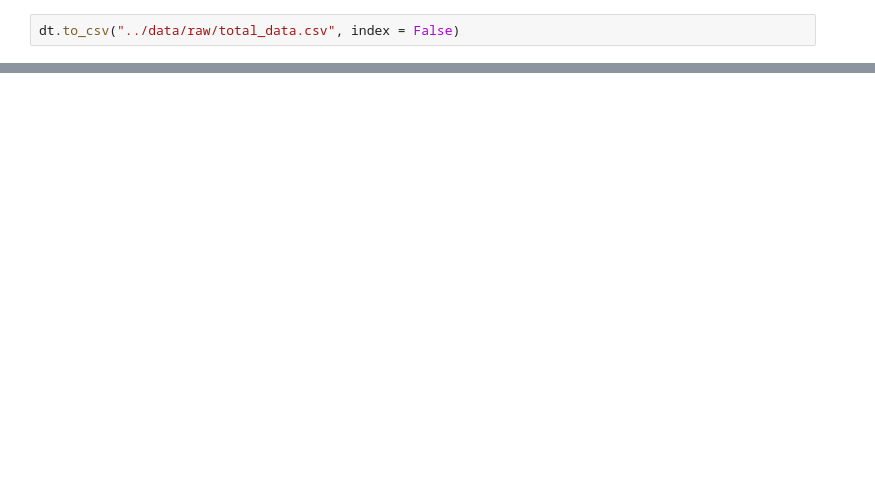
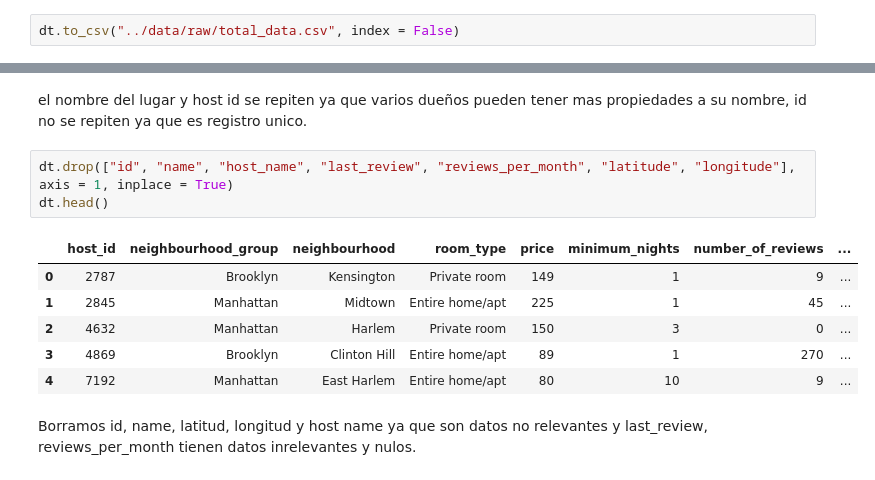
Before and after one commit to 4GeeksAcademy/0204machine-learning-python-template, a Jupyter notebook: src/explore.ipynb, the cells around one changed output, grey strips where cells are left out. Saved outputs shown, nothing was run; the diff lists cells and outputs as text; blank space fills up the shorter version.

```diff
--- a/src/explore.ipynb
+++ b/src/explore.ipynb
@@ -45,0 +62,14 @@ dt.to_csv("../data/raw/total_data.csv", index = False)
+# %% [markdown]
+el nombre del lugar y host id se repiten ya que varios dueños pueden tener mas propiedades a su nombre, id no se repiten ya que es registro unico.
+# %%
+dt.drop(["id", "name", "host_name", "last_review", "reviews_per_month", "latitude", "longitude"], axis = 1, inplace = True)
+dt.head()
+# %% [output]
+|  | host_id | neighbourhood_group | neighbourhood | room_type | price | minimum_nights | number_of_reviews | ... |
+| 0 | 2787 | Brooklyn | Kensington | Private room | 149 | 1 | 9 | ... |
+| 1 | 2845 | Manhattan | Midtown | Entire home/apt | 225 | 1 | 45 | ... |
+| 2 | 4632 | Manhattan | Harlem | Private room | 150 | 3 | 0 | ... |
+| 3 | 4869 | Brooklyn | Clinton Hill | Entire home/apt | 89 | 1 | 270 | ... |
+| 4 | 7192 | Manhattan | East Harlem | Entire home/apt | 80 | 10 | 9 | ... |
+# %% [markdown]
+Borramos id, name, latitud, longitud y host name ya que son datos no relevantes y last_review, reviews_per_month tienen datos inrelevantes y nulos.
```
Also changed, not shown: parts of 7 cells of this notebook.
